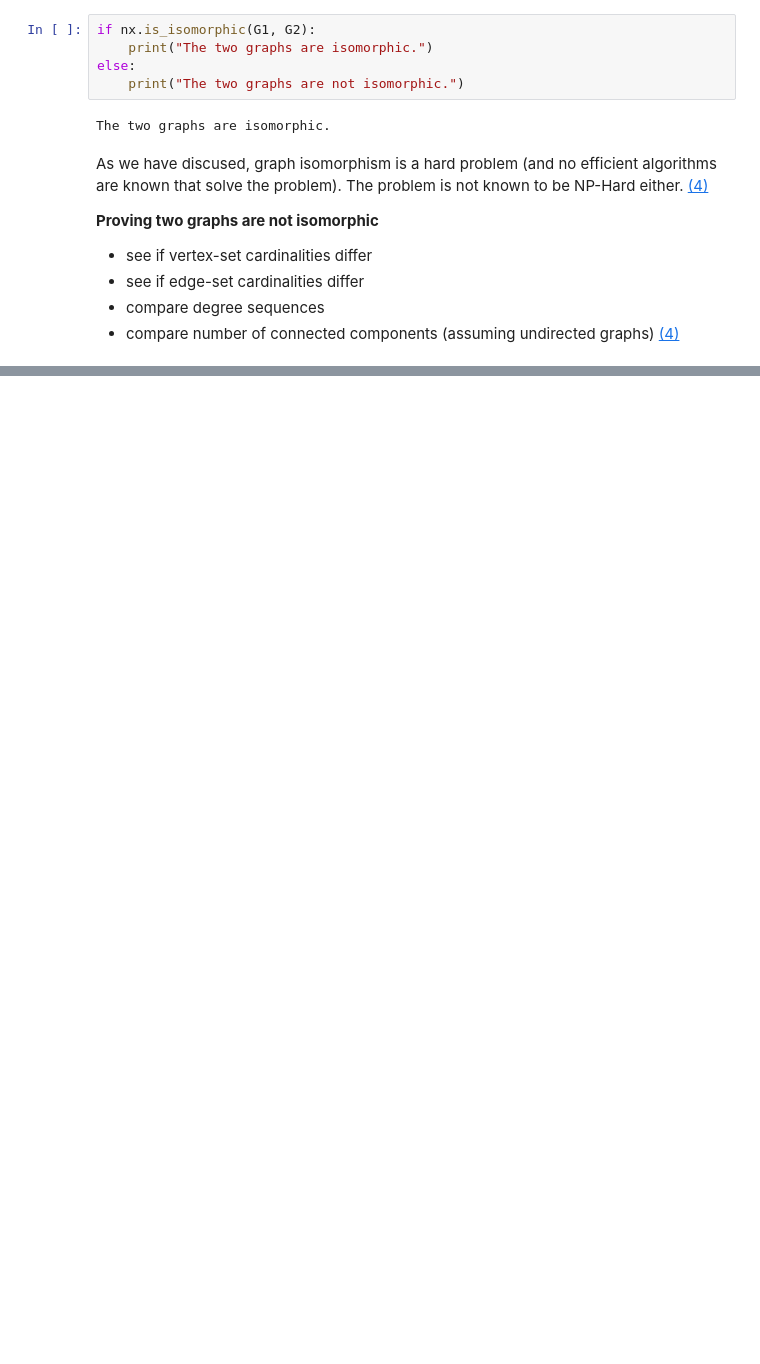
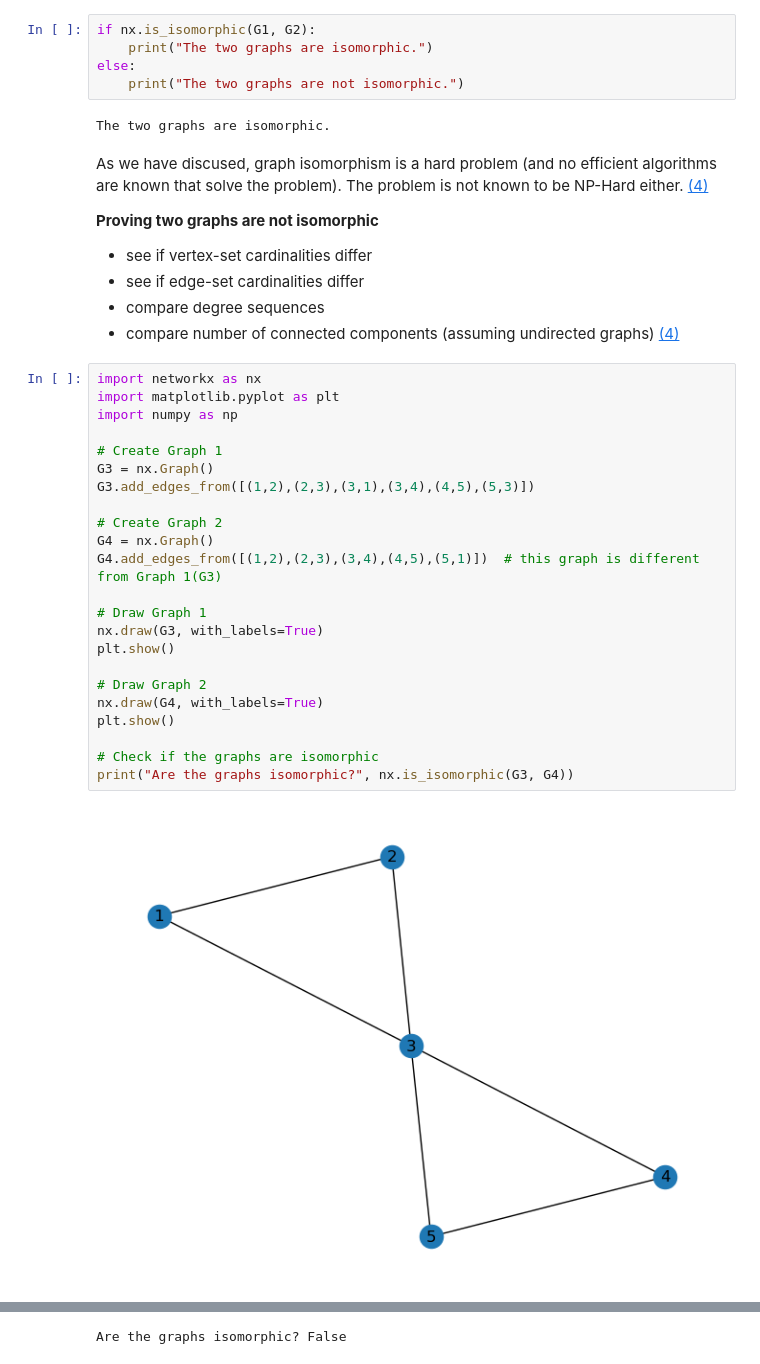
Before and after one commit to RazzaNoonan/GraphTheory2023, a Jupyter notebook: graph_isomorphism.ipynb, the cells around one changed output, grey strips where cells are left out. Saved outputs shown, nothing was run; the diff lists cells and outputs as text; blank space fills up the shorter version.

Commit message:
Proving graphs not isomorphic

```diff
--- a/graph_isomorphism.ipynb
+++ b/graph_isomorphism.ipynb
@@ -73,3 +73,28 @@ As we have discused, graph isomorphism is a hard problem (and no efficient algor
 - see if edge-set cardinalities differ <br>
 - compare degree sequences <br>
 - compare number of connected components (assuming undirected graphs) <a href="https://math.stackexchange.com/questions/47710/how-to-determine-if-two-graphs-are-not-isomorphic">(4)</a> <br>
+# %%
+import networkx as nx
+import matplotlib.pyplot as plt
+import numpy as np
+
+# Create Graph 1
+G3 = nx.Graph()
+G3.add_edges_from([(1,2),(2,3),(3,1),(3,4),(4,5),(5,3)])
+
+# Create Graph 2
+G4 = nx.Graph()
+G4.add_edges_from([(1,2),(2,3),(3,4),(4,5),(5,1)])  # this graph is different from Graph 1(G3)
+
+# Draw Graph 1
+nx.draw(G3, with_labels=True)
+plt.show()
+
+# Draw Graph 2
+nx.draw(G4, with_labels=True)
+plt.show()
+
+# Check if the graphs are isomorphic
+print("Are the graphs isomorphic?", nx.is_isomorphic(G3, G4))
+# %% [output]
+[figure, added]
@@ -76,3 +102,4 @@ As we have discused, graph isomorphism is a hard problem (and no efficient algor
+Are the graphs isomorphic? False
 # %% [markdown]
 ### **References**<br> <hr>
 (1) https://www.javatpoint.com/graph-isomorphism-in-discrete-mathematics Introduction<br>
```
Also changed, not shown: parts of 3 cells of this notebook.
